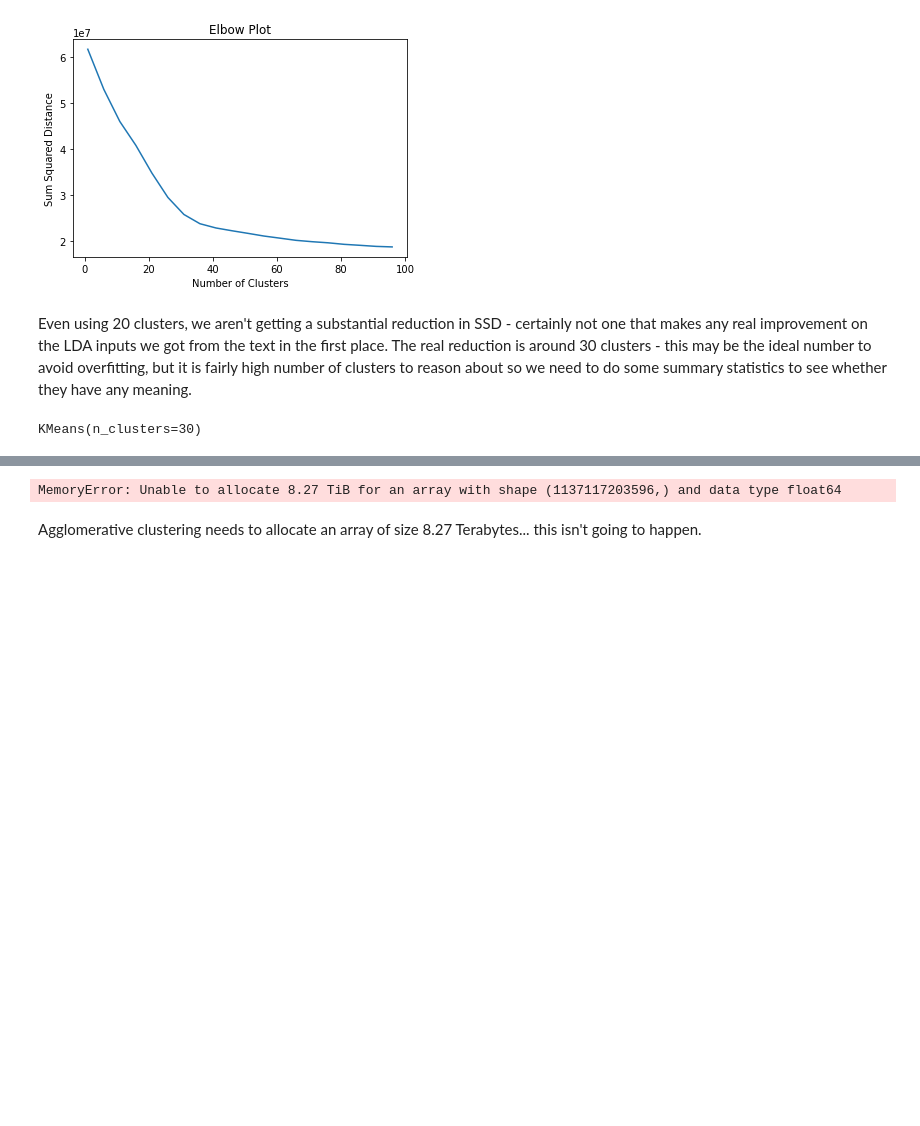
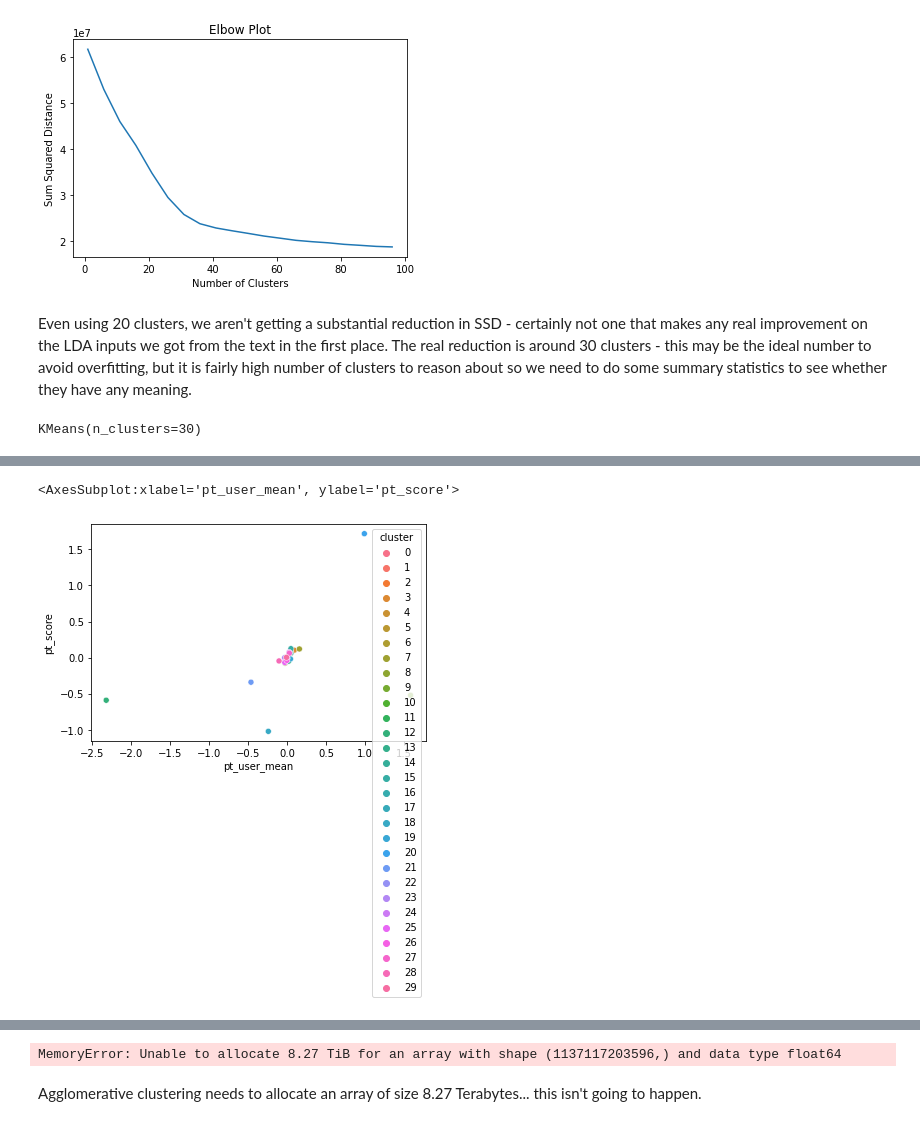
Before and after one commit to npg-mmilosh-cji/RedditQuarantineNLP, a Jupyter notebook: core/analysis/PCA_clutering/clustering.ipynb, the cells around one changed output, grey strips where cells are left out. Drawn from its saved outputs; the diff is of its cells as text; code cells hidden in the pictures; blank space fills up the shorter version.

```diff
--- a/core/analysis/PCA_clutering/clustering.ipynb
+++ b/core/analysis/PCA_clutering/clustering.ipynb
@@ -55,0 +80,4 @@ KMeans(n_clusters=30)
+# %%
+#lets try something that wasn't binary in the first place - scores and counts
+sc_cluster = combined_df.groupby('cluster')[['pt_user_mean', 'pt_user_count', 'pt_score']].mean()
+sc_cluster.reset_index('cluster', inplace=True)
@@ -56,2 +124,7 @@ KMeans(n_clusters=30)
+# %%
+sns.scatterplot(data = sc_cluster, x = 'pt_user_mean', y='pt_score', hue='cluster')
+# %% [output]
+<AxesSubplot:xlabel='pt_user_mean', ylabel='pt_score'>
+[figure, added]
 # %%
 from yellowbrick.cluster import silhouette_visualizer
```
Also changed, not shown: parts of 10 cells of this notebook.
